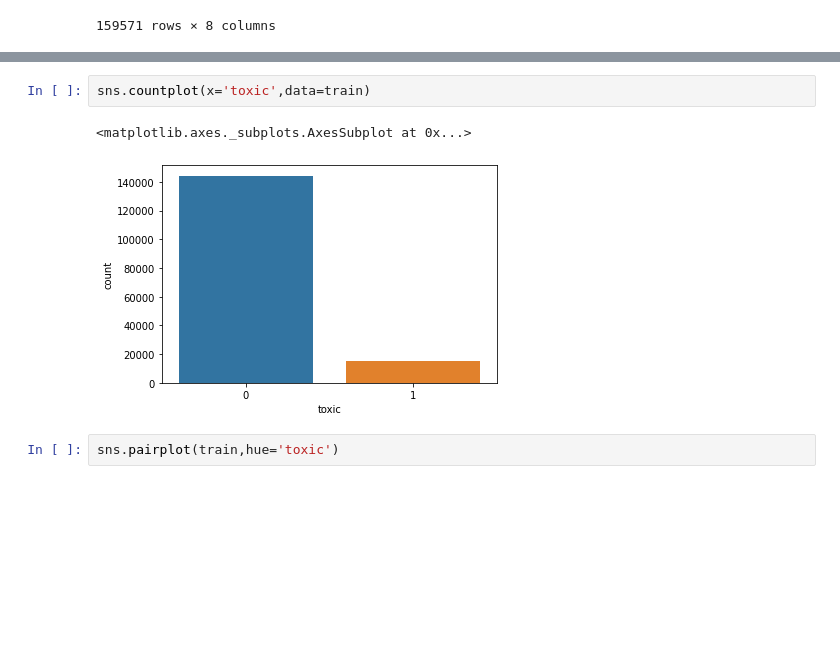
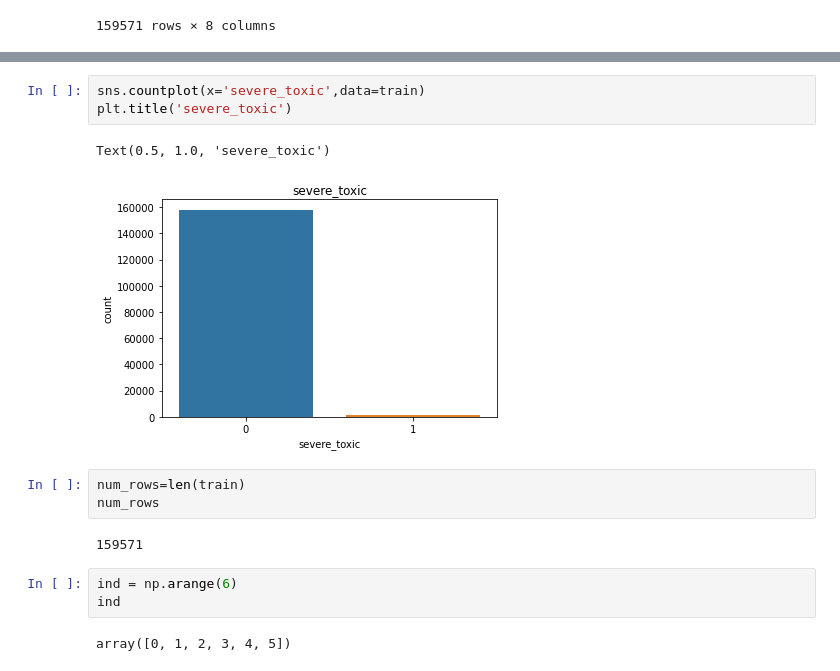
Before and after one commit to amiruddinsaifi/Technocolabs, a Jupyter notebook: toxic comment classification.ipynb, the cells around one changed output, grey strips where cells are left out. Cells and saved outputs as stored; diff of their text form; blank space fills up the shorter version.

```diff
--- a/toxic comment classification.ipynb
+++ b/toxic comment classification.ipynb
@@ -24,7 +150,16 @@ train
 # %%
-sns.countplot(x='toxic',data=train)
+sns.countplot(x='severe_toxic',data=train)
+plt.title('severe_toxic')
 # %% [output]
-<matplotlib.axes._subplots.AxesSubplot at 0x...>
+Text(0.5, 1.0, 'severe_toxic')
-[figure, old version]
+[figure, new version]
-# %%
-sns.pairplot(train,hue='toxic')
+# %%
+num_rows=len(train)
+num_rows
+# %% [output]
+159571
+# %%
+ind = np.arange(6)
+ind
+# %% [output]
+array([0, 1, 2, 3, 4, 5])
```
Also changed, not shown: parts of 90 cells of this notebook.
